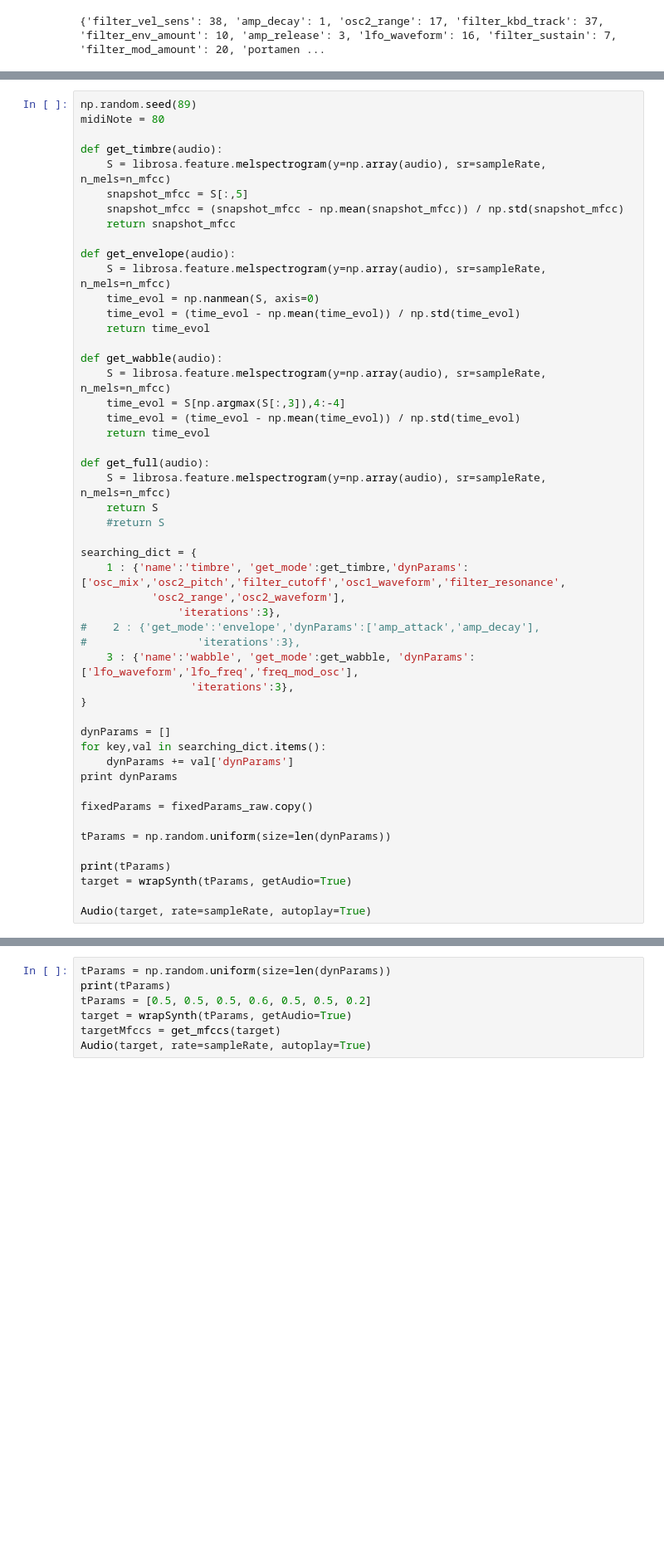
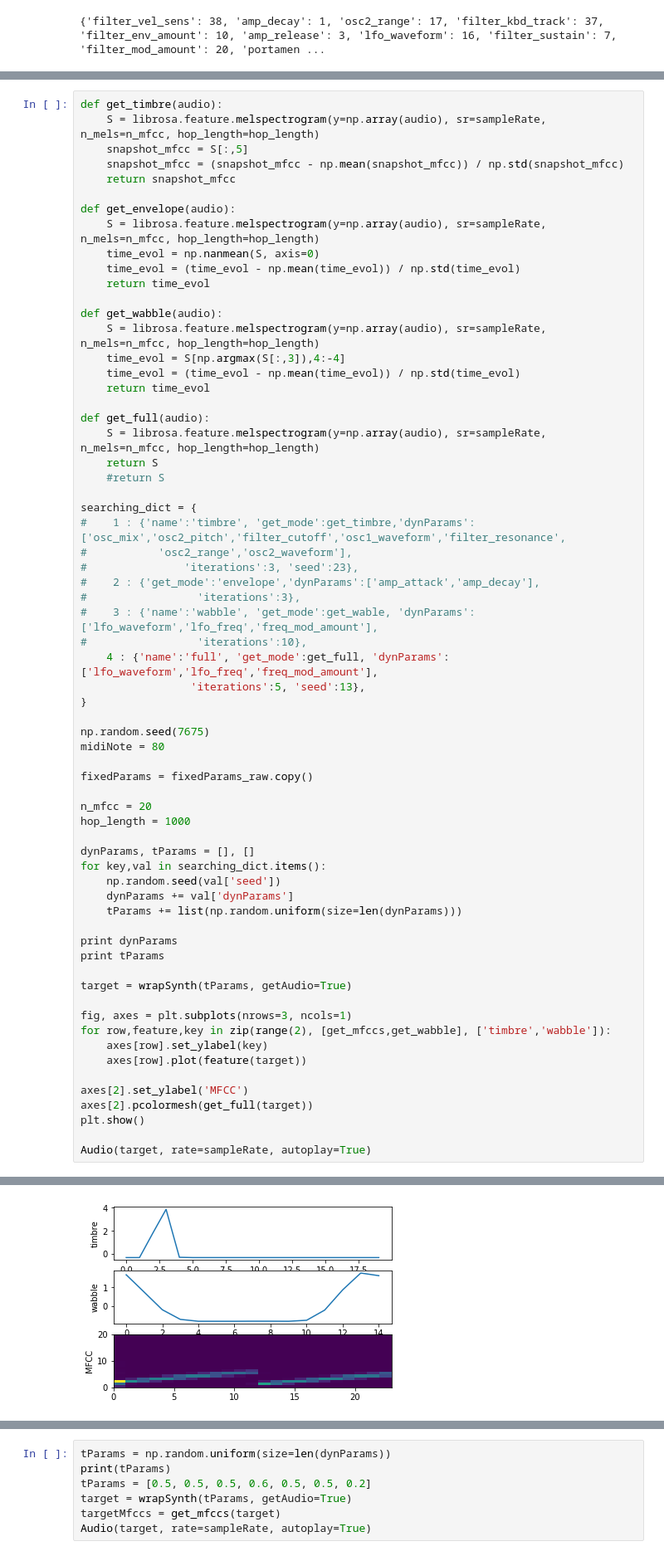
Before and after one commit to peterpeterp/anysynth, a Jupyter notebook: notebooks/amsynth-librosa-time.ipynb, the cells around one changed output, grey strips where cells are left out. Shown: that part at 83% size. Cells and saved outputs as stored; diff of their text form; blank space fills up the shorter version.

```diff
--- a/notebooks/amsynth-librosa-time.ipynb
+++ b/notebooks/amsynth-librosa-time.ipynb
@@ -93,53 +96,68 @@ def metric(xParams):
     test = wrapSynth(xParams)
     return np.linalg.norm(test.flatten()-targetMetric.flatten())
 # %%
-np.random.seed(89)
-midiNote = 80
-
 def get_timbre(audio):
-    S = librosa.feature.melspectrogram(y=np.array(audio), sr=sampleRate, n_mels=n_mfcc)
+    S = librosa.feature.melspectrogram(y=np.array(audio), sr=sampleRate, n_mels=n_mfcc, hop_length=hop_length)
     snapshot_mfcc = S[:,5]
     snapshot_mfcc = (snapshot_mfcc - np.mean(snapshot_mfcc)) / np.std(snapshot_mfcc)
     return snapshot_mfcc
 
 def get_envelope(audio):
-    S = librosa.feature.melspectrogram(y=np.array(audio), sr=sampleRate, n_mels=n_mfcc)
+    S = librosa.feature.melspectrogram(y=np.array(audio), sr=sampleRate, n_mels=n_mfcc, hop_length=hop_length)
     time_evol = np.nanmean(S, axis=0)
     time_evol = (time_evol - np.mean(time_evol)) / np.std(time_evol)
     return time_evol
 
 def get_wabble(audio):
-    S = librosa.feature.melspectrogram(y=np.array(audio), sr=sampleRate, n_mels=n_mfcc)
+    S = librosa.feature.melspectrogram(y=np.array(audio), sr=sampleRate, n_mels=n_mfcc, hop_length=hop_length)
     time_evol = S[np.argmax(S[:,3]),4:-4]
     time_evol = (time_evol - np.mean(time_evol)) / np.std(time_evol)
     return time_evol
 
 def get_full(audio):
-    S = librosa.feature.melspectrogram(y=np.array(audio), sr=sampleRate, n_mels=n_mfcc)
+    S = librosa.feature.melspectrogram(y=np.array(audio), sr=sampleRate, n_mels=n_mfcc, hop_length=hop_length)
     return S
     #return S
 
 searching_dict = {
-    1 : {'name':'timbre', 'get_mode':get_timbre,'dynParams':['osc_mix','osc2_pitch','filter_cutoff','osc1_waveform','filter_resonance',
-           'osc2_range','osc2_waveform'],
-               'iterations':3},
+#    1 : {'name':'timbre', 'get_mode':get_timbre,'dynParams':['osc_mix','osc2_pitch','filter_cutoff','osc1_waveform','filter_resonance',
+#           'osc2_range','osc2_waveform'],
+#               'iterations':3, 'seed':23},
 #    2 : {'get_mode':'envelope','dynParams':['amp_attack','amp_decay'],
 #                 'iterations':3},
-    3 : {'name':'wabble', 'get_mode':get_wabble, 'dynParams':['lfo_waveform','lfo_freq','freq_mod_osc'],
-                 'iterations':3},
+#    3 : {'name':'wabble', 'get_mode':get_wable, 'dynParams':['lfo_waveform','lfo_freq','freq_mod_amount'],
+#                 'iterations':10},
+    4 : {'name':'full', 'get_mode':get_full, 'dynParams':['lfo_waveform','lfo_freq','freq_mod_amount'],
+                 'iterations':5, 'seed':13},
 }
 
-dynParams = []
-for key,val in searching_dict.items():
-    dynParams += val['dynParams']
-print dynParams
+np.random.seed(7675)
+midiNote = 80
 
 fixedParams = fixedParams_raw.copy()
 
-tParams = np.random.uniform(size=len(dynParams))
+n_mfcc = 20
+hop_length = 1000
 
-print(tParams)
+dynParams, tParams = [], []
+for key,val in searching_dict.items():
+    np.random.seed(val['seed'])
+    dynParams += val['dynParams']
+    tParams += list(np.random.uniform(size=len(dynParams)))
+
+print dynParams
+print tParams
+
 target = wrapSynth(tParams, getAudio=True)
 
+fig, axes = plt.subplots(nrows=3, ncols=1)
+for row,feature,key in zip(range(2), [get_mfccs,get_wabble], ['timbre','wabble']):
+    axes[row].set_ylabel(key)
+    axes[row].plot(feature(target))
+
+axes[2].set_ylabel('MFCC')
+axes[2].pcolormesh(get_full(target))
+plt.show()
+
 Audio(target, rate=sampleRate, autoplay=True)
 # %% [output]
@@ -149,3 +166,4 @@ Audio(target, rate=sampleRate, autoplay=True)
+[figure, added]
 [interactive output not drawn]
 # %%
 for key,val in searching_dict.items():
```
Also changed, not shown: parts of 5 cells of this notebook.
